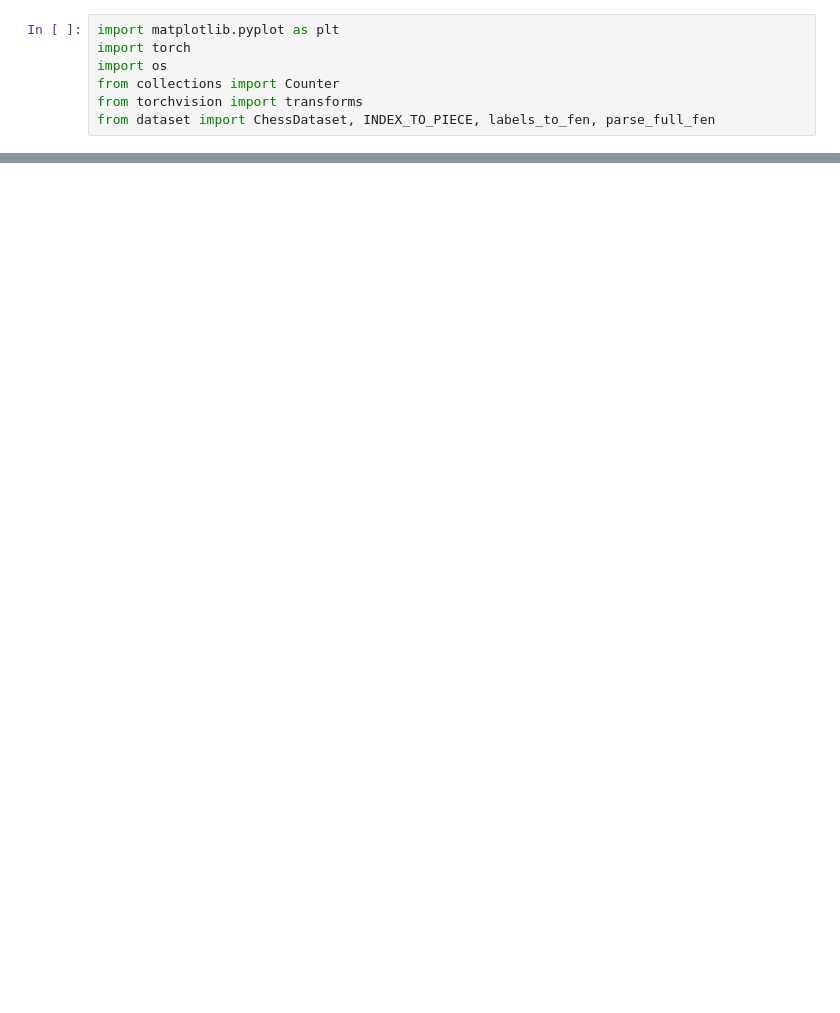
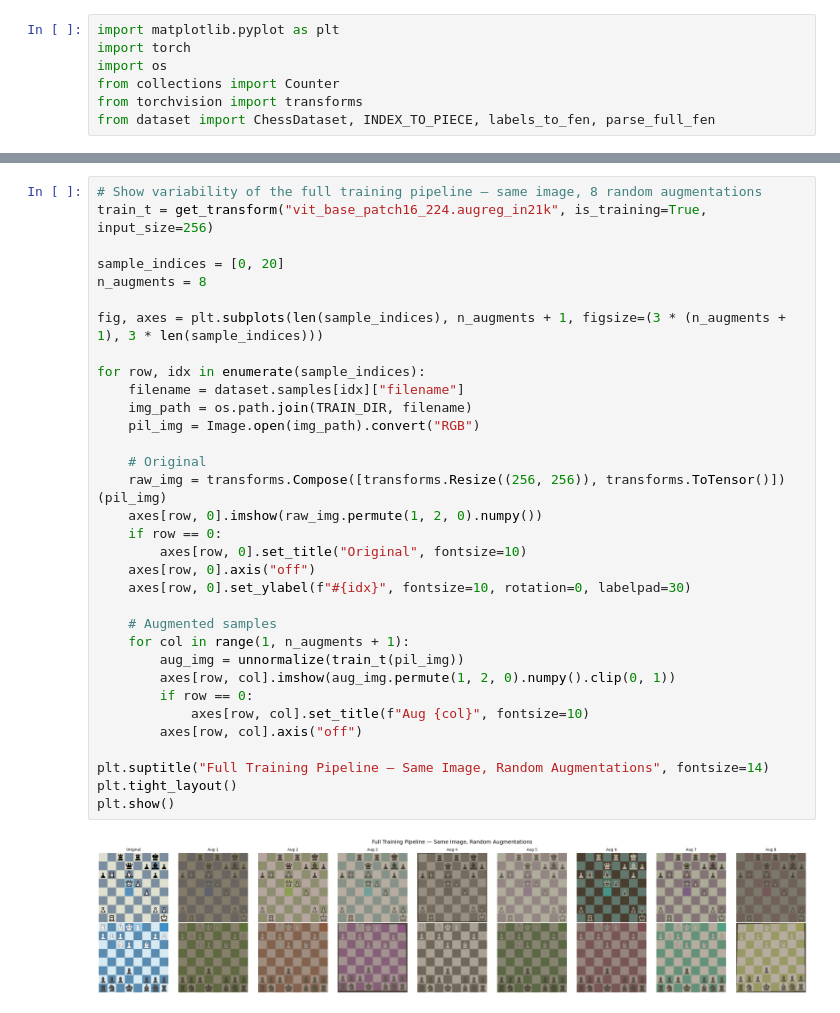
Before and after one commit to cloudui/chess-vision, a Jupyter notebook: visualize.ipynb, the cells around one changed output, grey strips where cells are left out. Cells and saved outputs as stored; diff of their text form; blank space fills up the shorter version.

```diff
--- a/visualize.ipynb
+++ b/visualize.ipynb
@@ -209,0 +240,35 @@ plt.show()
+# %%
+# Show variability of the full training pipeline — same image, 8 random augmentations
+train_t = get_transform("vit_base_patch16_224.augreg_in21k", is_training=True, input_size=256)
+
+sample_indices = [0, 20]
+n_augments = 8
+
+fig, axes = plt.subplots(len(sample_indices), n_augments + 1, figsize=(3 * (n_augments + 1), 3 * len(sample_indices)))
+
+for row, idx in enumerate(sample_indices):
+    filename = dataset.samples[idx]["filename"]
+    img_path = os.path.join(TRAIN_DIR, filename)
+    pil_img = Image.open(img_path).convert("RGB")
+
+    # Original
+    raw_img = transforms.Compose([transforms.Resize((256, 256)), transforms.ToTensor()])(pil_img)
+    axes[row, 0].imshow(raw_img.permute(1, 2, 0).numpy())
+    if row == 0:
+        axes[row, 0].set_title("Original", fontsize=10)
+    axes[row, 0].axis("off")
+    axes[row, 0].set_ylabel(f"#{idx}", fontsize=10, rotation=0, labelpad=30)
+
+    # Augmented samples
+    for col in range(1, n_augments + 1):
+        aug_img = unnormalize(train_t(pil_img))
+        axes[row, col].imshow(aug_img.permute(1, 2, 0).numpy().clip(0, 1))
+        if row == 0:
+            axes[row, col].set_title(f"Aug {col}", fontsize=10)
+        axes[row, col].axis("off")
+
+plt.suptitle("Full Training Pipeline — Same Image, Random Augmentations", fontsize=14)
+plt.tight_layout()
+plt.show()
+# %% [output]
+[figure, added]
```
Also changed, not shown: parts of 7 cells of this notebook.
